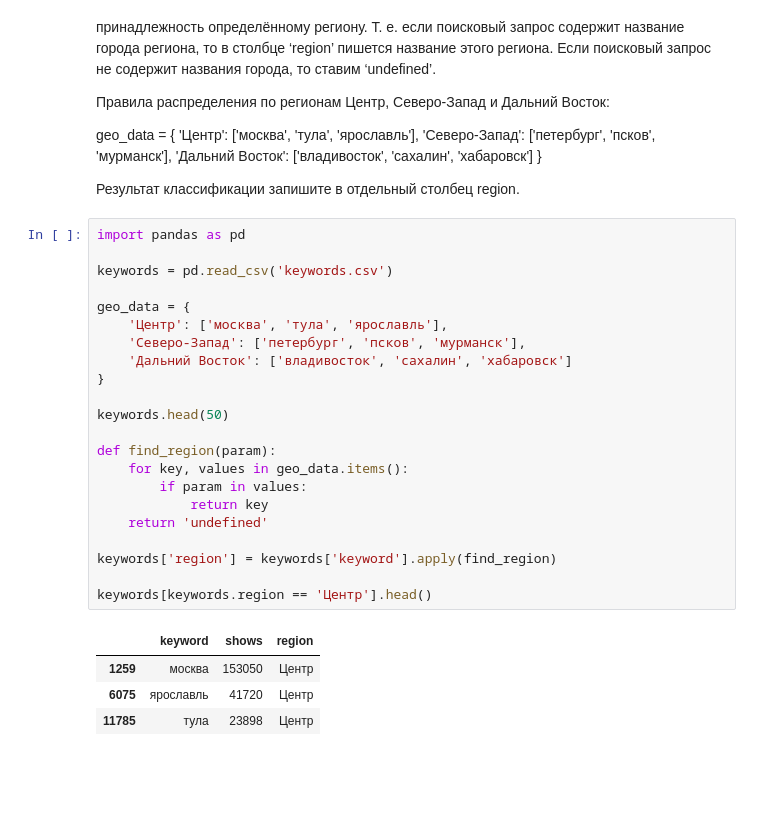
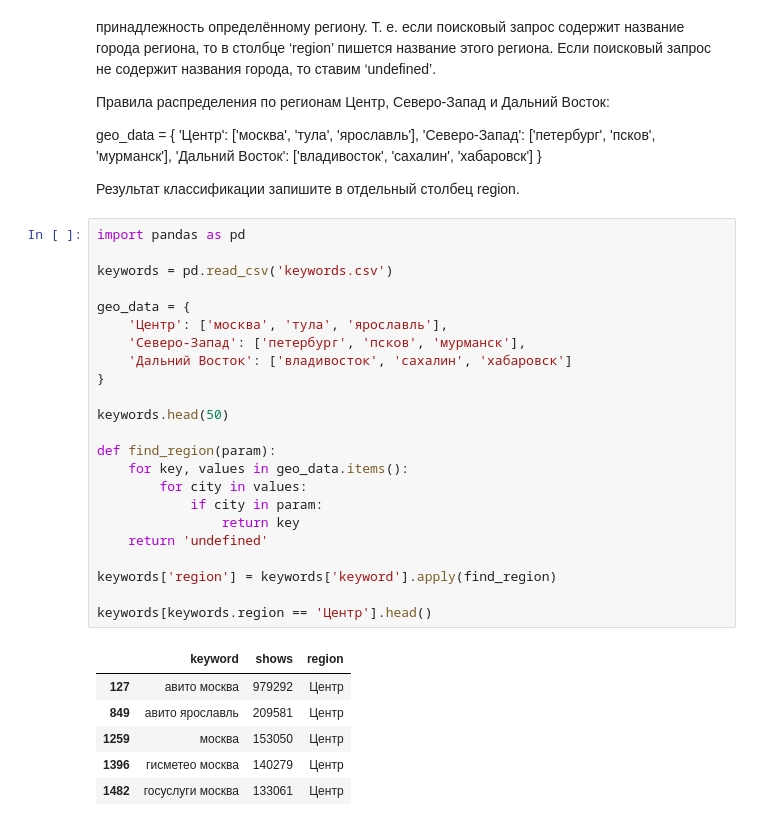
Before and after one commit to kimudev/kimudev_ds, a Jupyter notebook: pandas_hw_2.ipynb, the cells around one changed output. Saved outputs shown, nothing was run; the diff lists cells and outputs as text; blank space fills up the shorter version.

```diff
--- a/pandas_hw_2.ipynb
+++ b/pandas_hw_2.ipynb
@@ -66,27 +66,30 @@ geo_data = {
 # %%
 import pandas as pd
 
 keywords = pd.read_csv('keywords.csv')
 
 geo_data = {
     'Центр': ['москва', 'тула', 'ярославль'],
     'Северо-Запад': ['петербург', 'псков', 'мурманск'],
     'Дальний Восток': ['владивосток', 'сахалин', 'хабаровск']
 }
 
 keywords.head(50)
 
 def find_region(param):
     for key, values in geo_data.items():
-        if param in values:
-            return key
+        for city in values:
+            if city in param:
+                return key
     return 'undefined'
 
 keywords['region'] = keywords['keyword'].apply(find_region)
 
 keywords[keywords.region == 'Центр'].head()
 # %% [output]
 |  | keyword | shows | region |
+| 127 | авито москва | 979292 | Центр |
+| 849 | авито ярославль | 209581 | Центр |
 | 1259 | москва | 153050 | Центр |
-| 6075 | ярославль | 41720 | Центр |
-| 11785 | тула | 23898 | Центр |
+| 1396 | гисметео москва | 140279 | Центр |
+| 1482 | госуслуги москва | 133061 | Центр |
```
